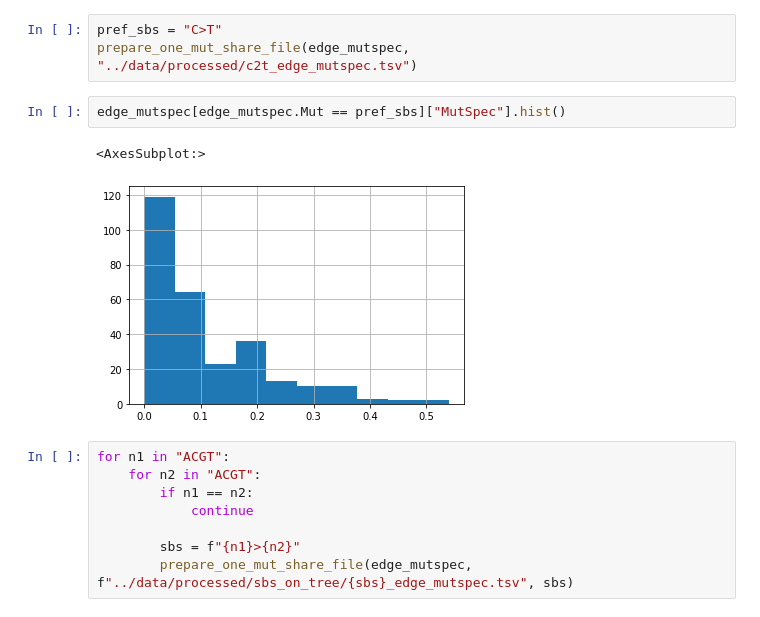
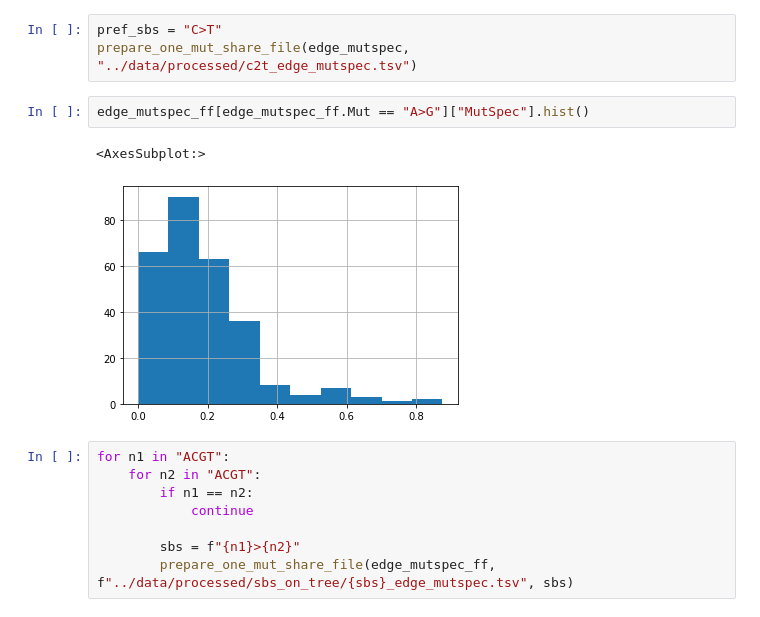
Before and after one commit to kpotoh/birds, a Jupyter notebook: nb/mut_extraction.ipynb, the cells around one changed output. Cells and saved outputs as stored; diff of their text form.

Commit message:
T trees

```diff
--- a/nb/mut_extraction.ipynb
+++ b/nb/mut_extraction.ipynb
@@ -142,10 +142,10 @@ def prepare_one_mut_share_file(mutspec: pd.DataFrame, filename: str, sbs="C>T"):
 pref_sbs = "C>T"
 prepare_one_mut_share_file(edge_mutspec, "../data/processed/c2t_edge_mutspec.tsv")
 # %%
-edge_mutspec[edge_mutspec.Mut == pref_sbs]["MutSpec"].hist()
+edge_mutspec_ff[edge_mutspec_ff.Mut == "A>G"]["MutSpec"].hist()
 # %% [output]
 <AxesSubplot:>
-[figure, old version]
+[figure, new version]
 # %%
 for n1 in "ACGT":
     for n2 in "ACGT":
@@ -153,4 +153,4 @@ for n1 in "ACGT":
             continue
 
         sbs = f"{n1}>{n2}"
-        prepare_one_mut_share_file(edge_mutspec, f"../data/processed/sbs_on_tree/{sbs}_edge_mutspec.tsv", sbs)
+        prepare_one_mut_share_file(edge_mutspec_ff, f"../data/processed/sbs_on_tree/{sbs}_edge_mutspec.tsv", sbs)
```
Also changed, not shown: parts of 8 cells of this notebook, 8 other files.
